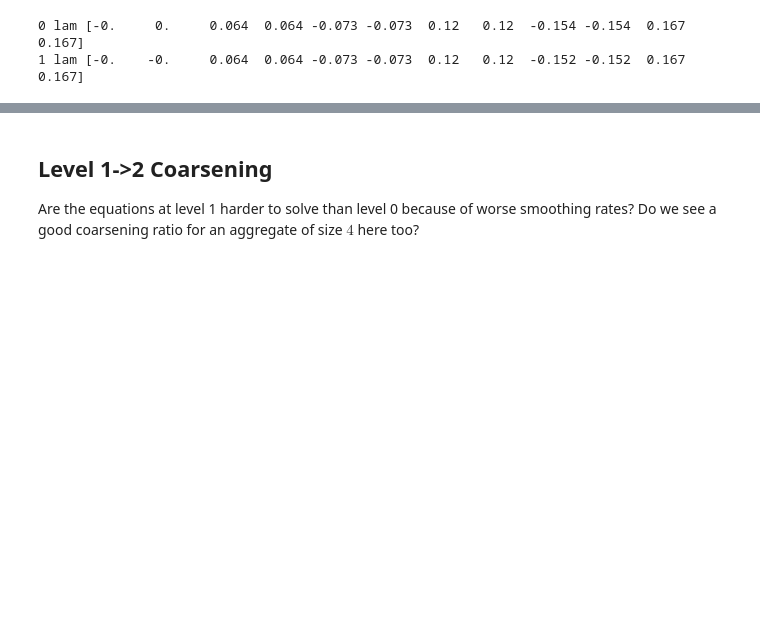
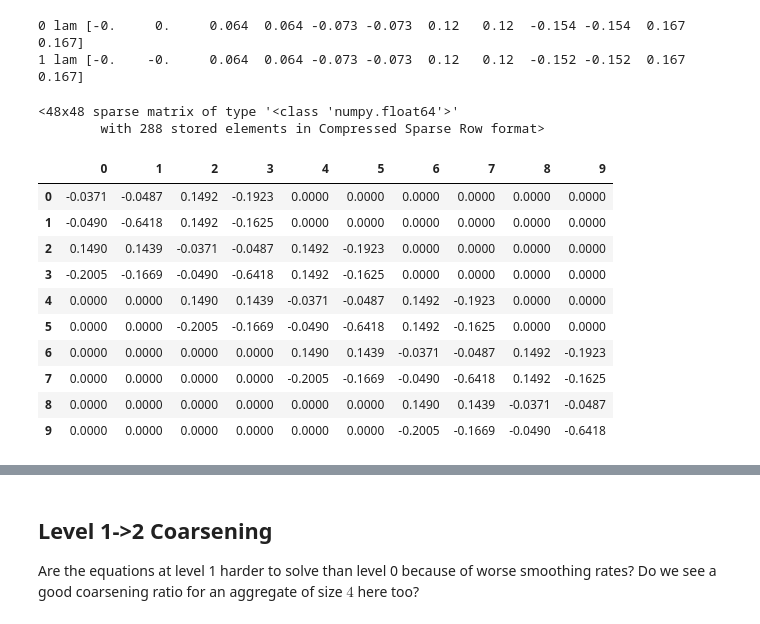
Before and after one commit to 436ahsan/Helmholtz, a Jupyter notebook: notebooks/repetitive/4_2_coarsening_3_level.ipynb, the cells around one changed output, grey strips where cells are left out. Cells and saved outputs as stored; diff of their text form; code cells hidden in the pictures; blank space fills up the shorter version.

```diff
--- a/notebooks/repetitive/4_2_coarsening_3_level.ipynb
+++ b/notebooks/repetitive/4_2_coarsening_3_level.ipynb
@@ -422,3 +416,23 @@ for l, lam in enumerate(laml):
 # %% [output]
 0 lam [-0.     0.     0.064  0.064 -0.073 -0.073  0.12   0.12  -0.154 -0.154  0.167  0.167]
 1 lam [-0.    -0.     0.064  0.064 -0.073 -0.073  0.12   0.12  -0.152 -0.152  0.167  0.167]
+# %%
+m0[1].a
+# %% [output]
+<48x48 sparse matrix of type '<class 'numpy.float64'>'
+        with 288 stored elements in Compressed Sparse Row format>
+# %%
+pd.set_option("display.precision", 3)
+pd.DataFrame(m0[1].a.todense()[:10, :10])
+# %% [output]
+|  | 0 | 1 | 2 | 3 | 4 | 5 | 6 | 7 | 8 | 9 |
+| 0 | -0.0371 | -0.0487 | 0.1492 | -0.1923 | 0.0000 | 0.0000 | 0.0000 | 0.0000 | 0.0000 | 0.0000 |
+| 1 | -0.0490 | -0.6418 | 0.1492 | -0.1625 | 0.0000 | 0.0000 | 0.0000 | 0.0000 | 0.0000 | 0.0000 |
+| 2 | 0.1490 | 0.1439 | -0.0371 | -0.0487 | 0.1492 | -0.1923 | 0.0000 | 0.0000 | 0.0000 | 0.0000 |
+| 3 | -0.2005 | -0.1669 | -0.0490 | -0.6418 | 0.1492 | -0.1625 | 0.0000 | 0.0000 | 0.0000 | 0.0000 |
+| 4 | 0.0000 | 0.0000 | 0.1490 | 0.1439 | -0.0371 | -0.0487 | 0.1492 | -0.1923 | 0.0000 | 0.0000 |
+| 5 | 0.0000 | 0.0000 | -0.2005 | -0.1669 | -0.0490 | -0.6418 | 0.1492 | -0.1625 | 0.0000 | 0.0000 |
+| 6 | 0.0000 | 0.0000 | 0.0000 | 0.0000 | 0.1490 | 0.1439 | -0.0371 | -0.0487 | 0.1492 | -0.1923 |
+| 7 | 0.0000 | 0.0000 | 0.0000 | 0.0000 | -0.2005 | -0.1669 | -0.0490 | -0.6418 | 0.1492 | -0.1625 |
+| 8 | 0.0000 | 0.0000 | 0.0000 | 0.0000 | 0.0000 | 0.0000 | 0.1490 | 0.1439 | -0.0371 | -0.0487 |
+| 9 | 0.0000 | 0.0000 | 0.0000 | 0.0000 | 0.0000 | 0.0000 | -0.2005 | -0.1669 | -0.0490 | -0.6418 |
```
Also changed, not shown: parts of 17 cells of this notebook, 3 other files.
